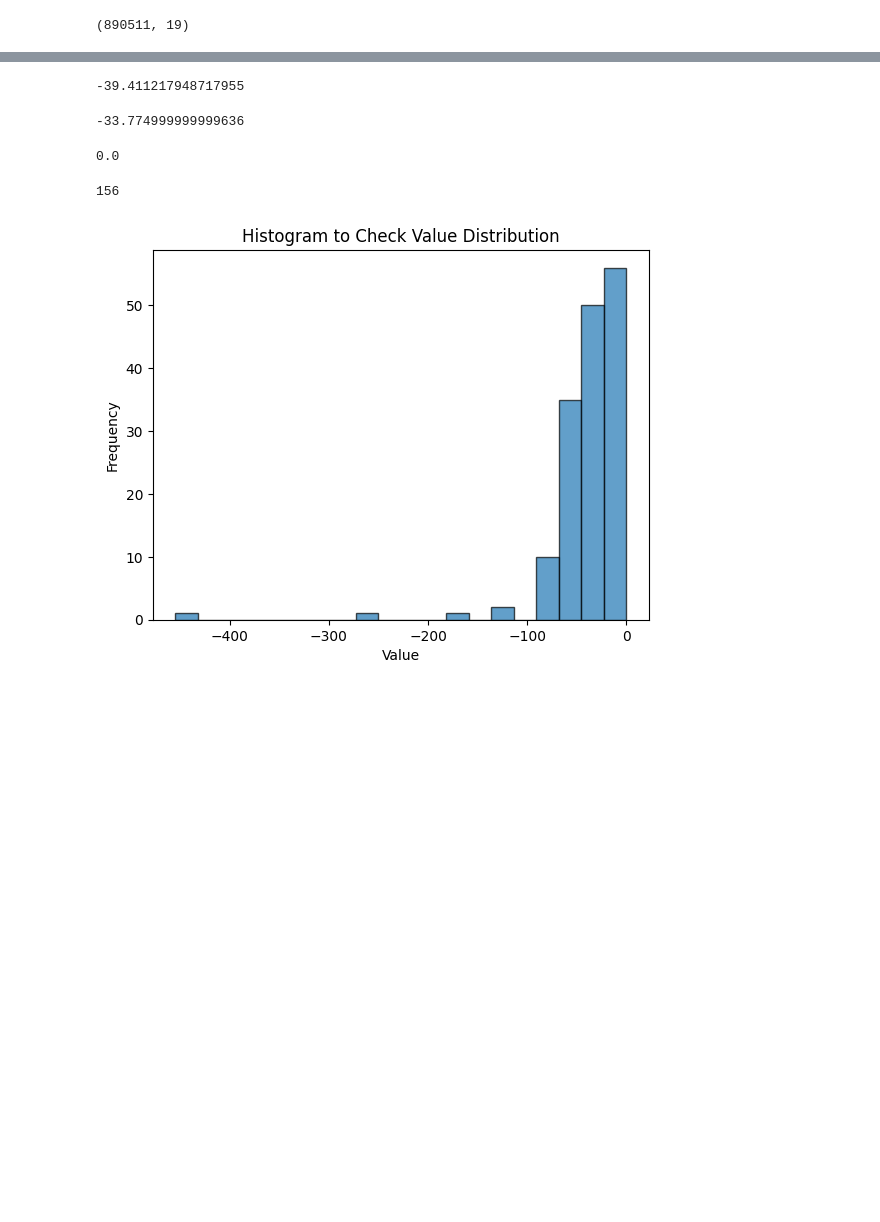
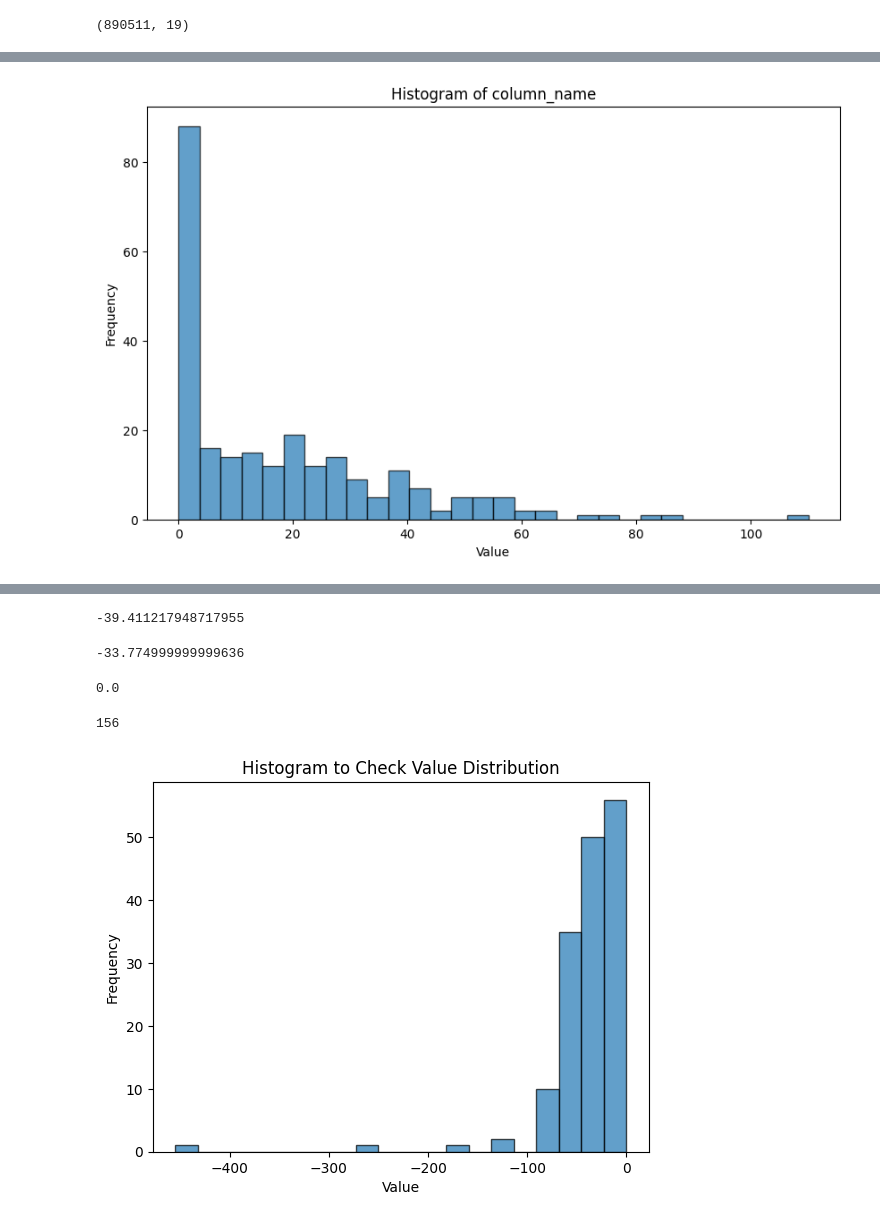
Before and after one commit to ManavButani/TowardsInnovation, a Jupyter notebook: nifty_ohh/OHH Analysis.ipynb, the cells around one changed output, grey strips where cells are left out. Drawn from its saved outputs; the diff is of its cells as text; code cells hidden in the pictures; blank space fills up the shorter version.

```diff
--- a/nifty_ohh/OHH Analysis.ipynb
+++ b/nifty_ohh/OHH Analysis.ipynb
@@ -165,0 +182,12 @@ monthly_wise_trend.to_dict()
+# %%
+import matplotlib.pyplot as plt
+
+# Replace 'column_name' with your numeric column
+plt.figure(figsize=(10, 6))
+plt.hist(year_2021['high-open'], bins=30, edgecolor='k', alpha=0.7)
+plt.title('Histogram of column_name')
+plt.xlabel('Value')
+plt.ylabel('Frequency')
+plt.show()
+# %% [output]
+[figure, added]
```
Also changed, not shown: parts of 28 cells of this notebook, 1 other file.
